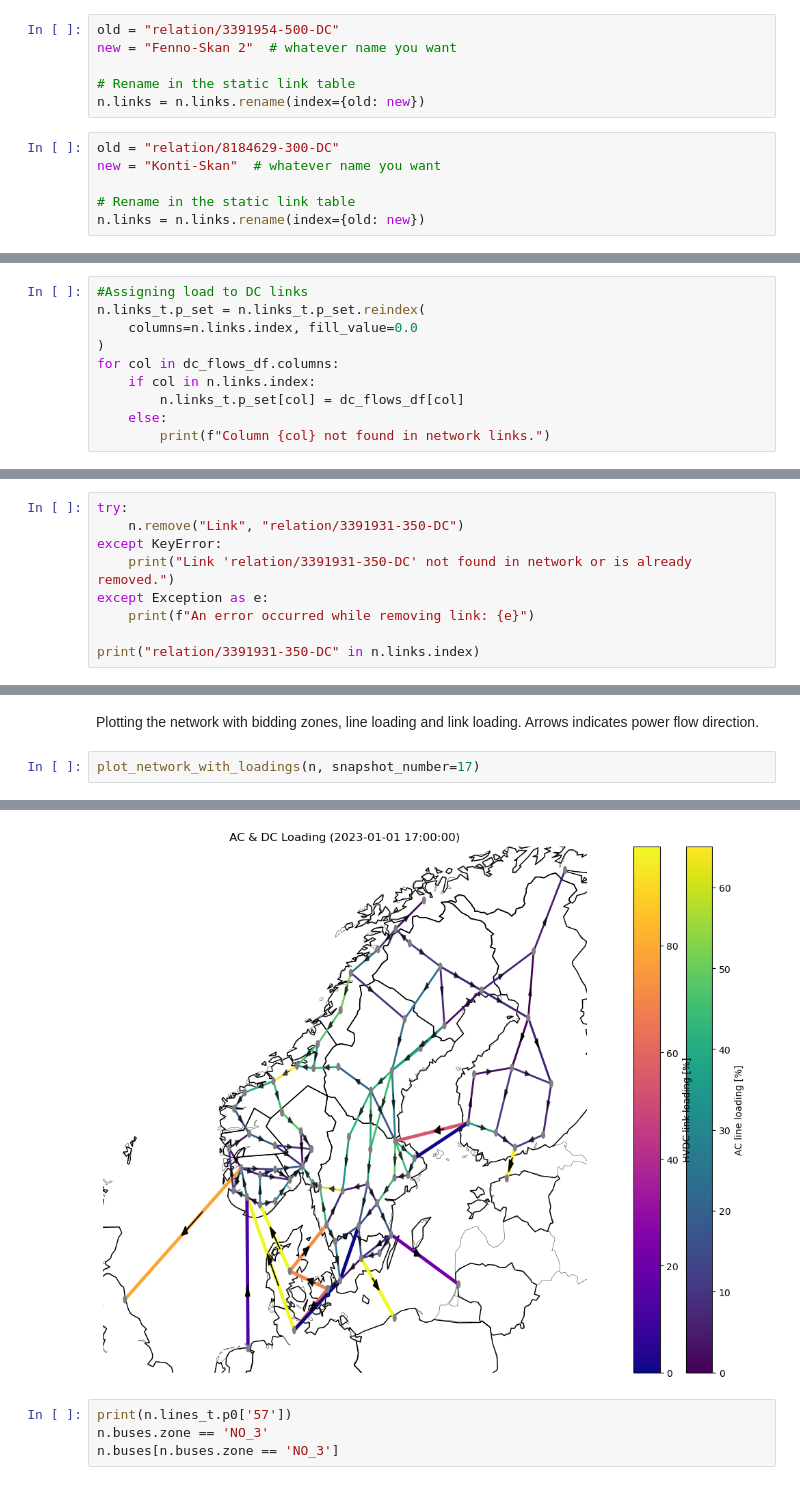
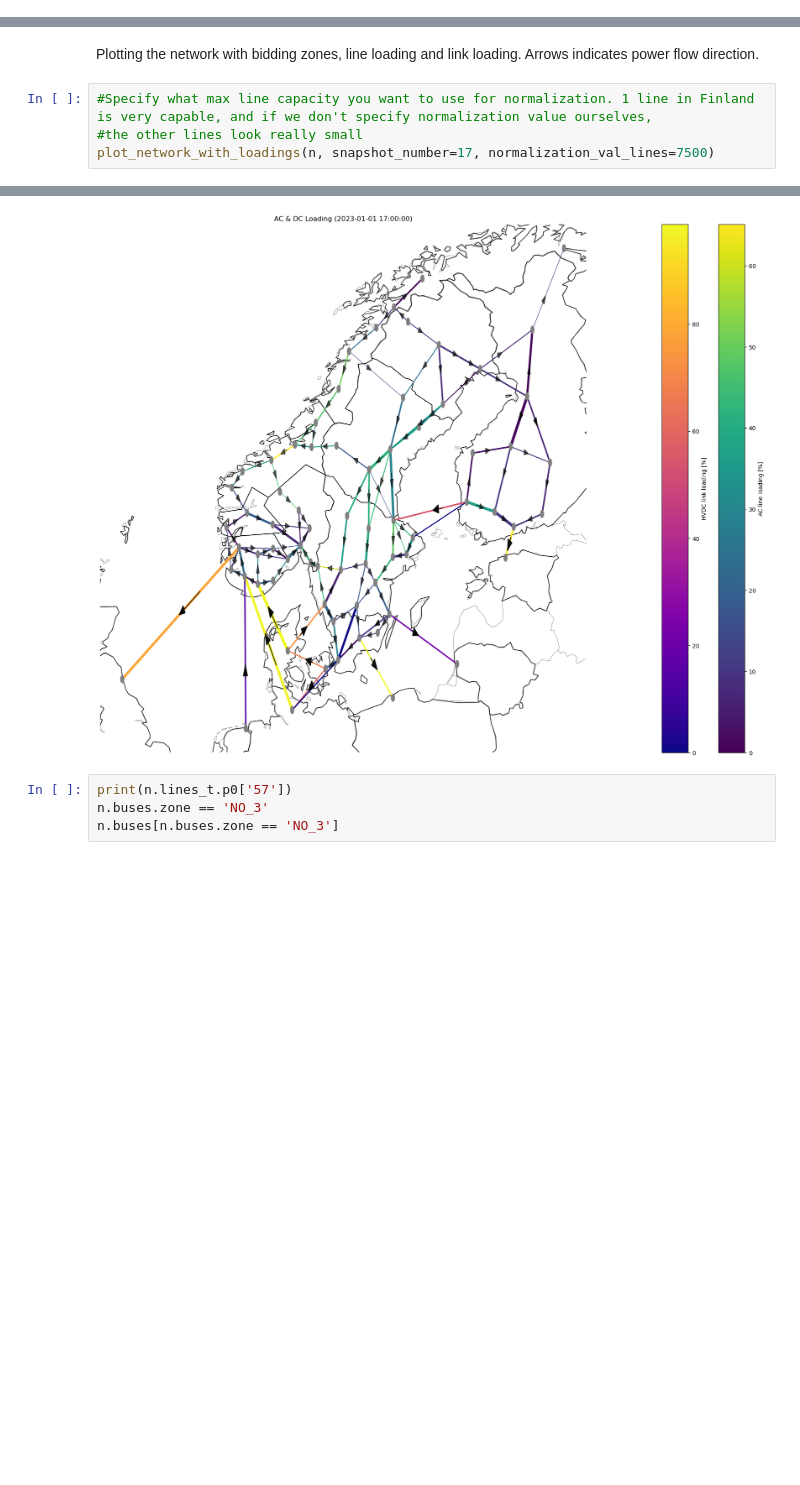
Before and after one commit to Pumpekraftverk/FM4017-Project, a Jupyter notebook: workflow.ipynb, the cells around one changed output, grey strips where cells are left out. Cells and saved outputs as stored; diff of their text form; blank space fills up the shorter version.

```diff
--- a/workflow.ipynb
+++ b/workflow.ipynb
@@ -709,12 +338,0 @@ n.links.loc["Skagerak", "p_nom"] = 1634
-# %%
-old = "relation/3391954-500-DC"
-new = "Fenno-Skan 2"  # whatever name you want
-
-# Rename in the static link table
-n.links = n.links.rename(index={old: new})
-# %%
-old = "relation/8184629-300-DC"
-new = "Konti-Skan"  # whatever name you want
-
-# Rename in the static link table
-n.links = n.links.rename(index={old: new})
@@ -743,10 +348,0 @@ dc_flows_df = dc_flows_df.rename(columns=dc_flows_df_mapping)
-# %%
-#Assigning load to DC links
-n.links_t.p_set = n.links_t.p_set.reindex(
-    columns=n.links.index, fill_value=0.0
-)
-for col in dc_flows_df.columns:
-    if col in n.links.index:
-        n.links_t.p_set[col] = dc_flows_df[col]
-    else:
-        print(f"Column {col} not found in network links.")
@@ -756,9 +348,0 @@ Column SE_3<->SE_4 not found in network links.
-# %%
-try:
-    n.remove("Link", "relation/3391931-350-DC")
-except KeyError:
-    print("Link 'relation/3391931-350-DC' not found in network or is already removed.")
-except Exception as e:
-    print(f"An error occurred while removing link: {e}")
-
-print("relation/3391931-350-DC" in n.links.index)
@@ -810,10 +392,12 @@ Skagerak                 DK0 0  NO1 20        98.657895
 # %% [markdown]
 Plotting the network with bidding zones, line loading and link loading. Arrows indicates power flow direction.
 # %%
-plot_network_with_loadings(n, snapshot_number=17)
+#Specify what max line capacity you want to use for normalization. 1 line in Finland is very capable, and if we don't specify normalization value ourselves,
+#the other lines look really small
+plot_network_with_loadings(n, snapshot_number=17, normalization_val_lines=7500)
 # %% [output]
 plot is deprecated as of 0.34 and will be removed in 1.0. Use `n.plot.map()` as a drop-in replacement instead.
-[figure, old version]
+[figure, new version]
 # %%
 print(n.lines_t.p0['57'])
 n.buses.zone == 'NO_3'
```
Also changed, not shown: parts of 55 cells of this notebook, 7 other files.
